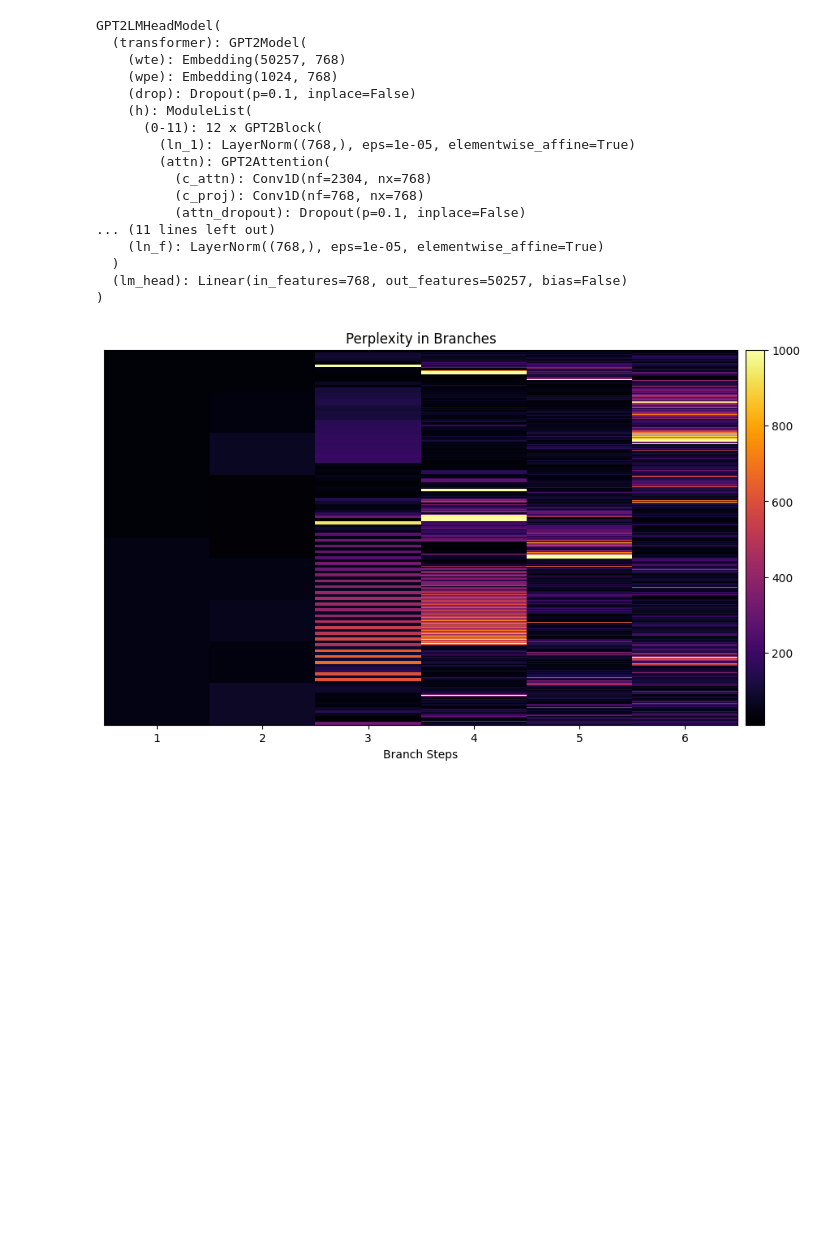
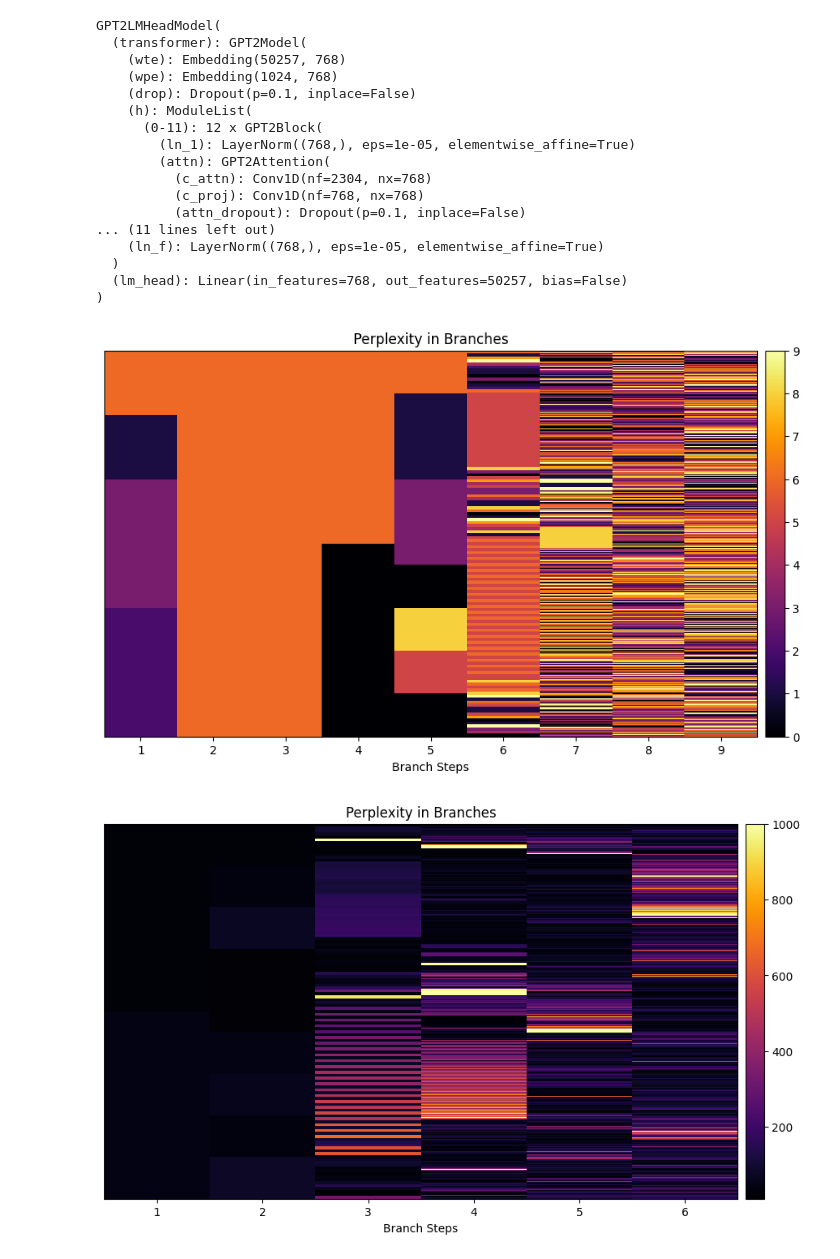
Before and after one commit to inconspicuous-buisness-venture/chameleon-testing, a Jupyter notebook: algs/listbranching/figure1.ipynb, the cells around one changed output. Saved outputs shown, nothing was run; the diff lists cells and outputs as text; code cells hidden in the pictures; blank space fills up the shorter version.

```diff
--- a/algs/listbranching/figure1.ipynb
+++ b/algs/listbranching/figure1.ipynb
@@ -132,6 +132,19 @@ class IcicleDiagramVisualizer:
 # Dummy perplexity function
 def dummy_perplexity(text):
     return min(len(text) % 10, 300)  # Mock perplexity function with clipping
+# %%
+# Create a new visualizer instance
+visualizer = IcicleDiagramVisualizer()
+
+# Use dummy_perplexity to calculate perplexity for each sentence in text_data
+for sentence in text_data:
+    perplexity = dummy_perplexity(sentence)
+    visualizer.insert(sentence, perplexity)
+
+# Visualize the hierarchical icicle diagram
+visualizer.visualize()
+# %% [output]
+[figure, added]
 # %%
 # Create icicle visualizer
 visualizer = IcicleDiagramVisualizer()
```
Also changed, not shown: parts of 3 cells of this notebook, 3 other files.
